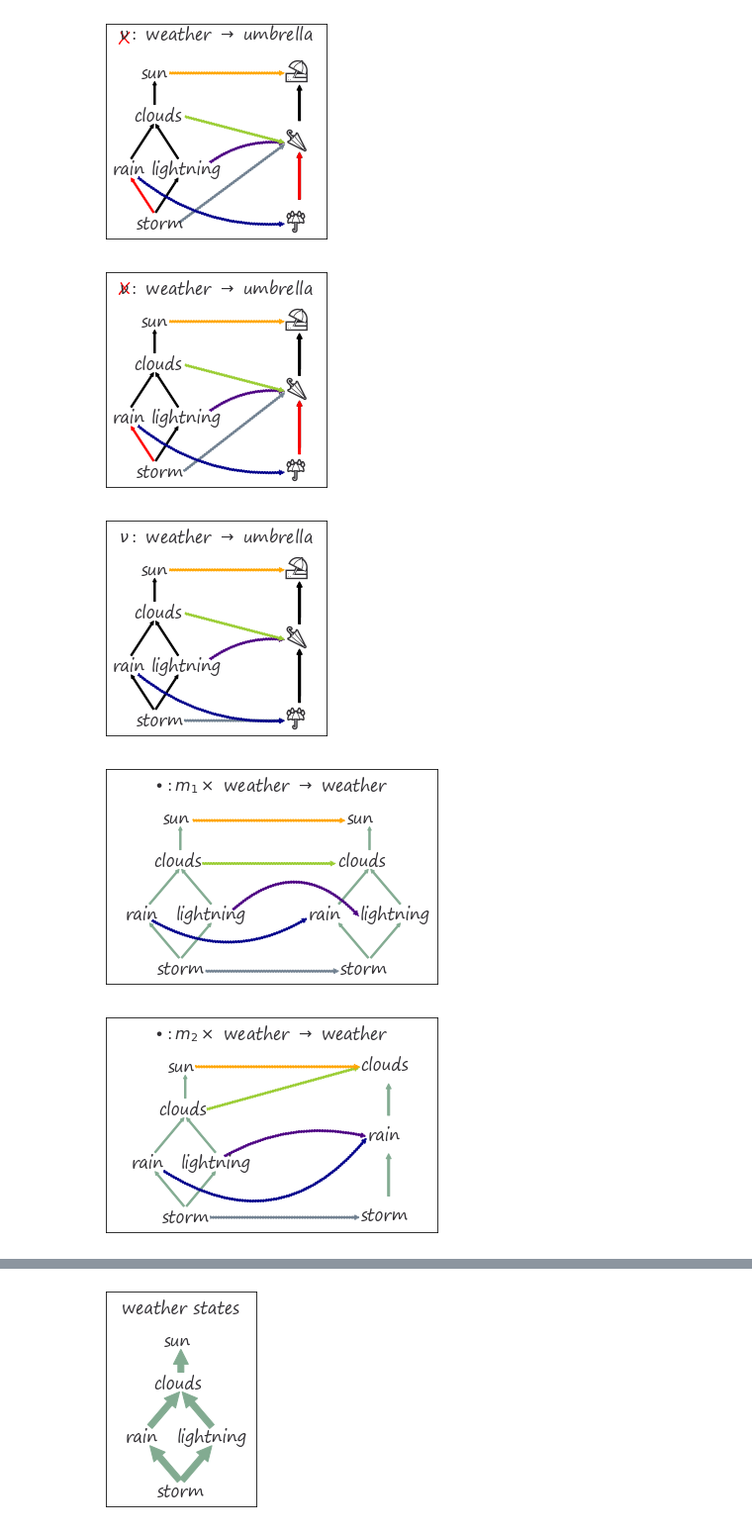
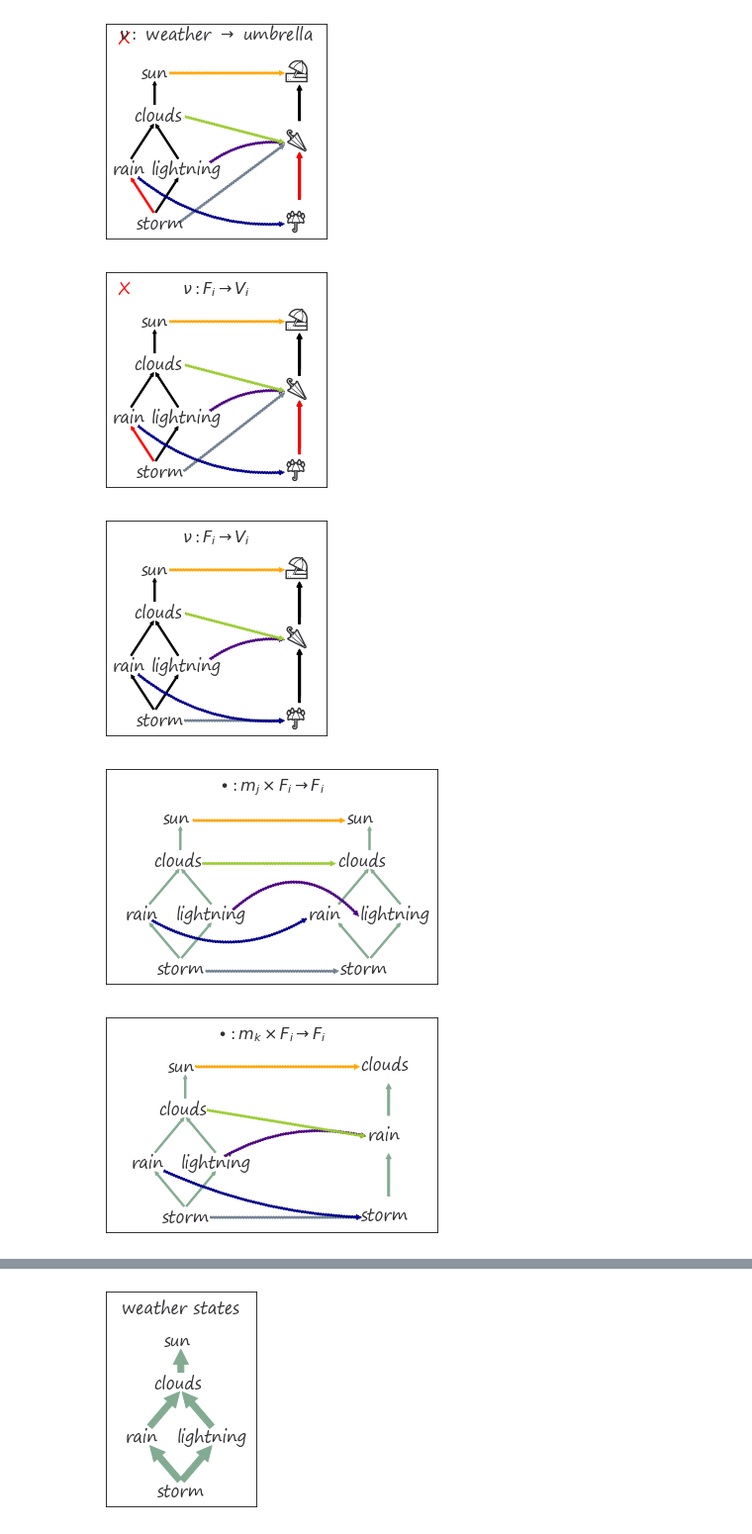
Before and after one commit to story645/proposal, a Jupyter notebook: figures/monoid_weather.ipynb, the cells around one changed output, grey strips where cells are left out. Shown at 99% size. Cells and saved outputs as stored; diff of their text form; code cells hidden in the pictures.

```diff
--- a/figures/monoid_weather.ipynb
+++ b/figures/monoid_weather.ipynb
@@ -664,7 +664,7 @@ for name in ['invalid']:
 
 labelsize=16
 
-axd['invalid'].set_title(r"$\nu:$ weather $\rightarrow$ umbrella", fontsize=labelsize, y=.87 )
+axd['invalid'].set_title(r"$\nu: F_i \rightarrow V_i$", fontsize=labelsize, y=.87 )
 
 axd['invalid'].set(xlim=(0,1.35), ylim=(0,1), xticks=[], yticks=[], facecolor='white')
 axd['invalid'].text(.075, .87, "X", color='red', fontsize=labelsize, va='bottom',
@@ -673,7 +673,7 @@ fontsize=16
 for ppath in [slide_path, paper_path, proposal_path]:
     fig.savefig(ppath/"partial_invalid.png", bbox_inches='tight', facecolor='white' )
 # %% [output]
-[figure, old version]
+[figure, new version]
 # %%
 fontsize=16
 
@@ -746,7 +746,7 @@ for name in ['fixed']:
 
 labelsize=16
 
-axd['fixed'].set_title(r"$\nu:$ weather $\rightarrow$ umbrella", fontsize=labelsize, y=.87 )
+axd['fixed'].set_title(r"$\nu: F_i \rightarrow V_i$", fontsize=labelsize, y=.87 )
 
 axd['fixed'].set(xlim=(0,1.35), ylim=(0,1), xticks=[], yticks=[], facecolor='white')
 
@@ -755,7 +755,7 @@ fig.savefig(slide_path/"partial_fixed.png", bbox_inches='tight', facecolor='whit
 fig.savefig(paper_path/"partial_fixed.png", bbox_inches='tight', facecolor='white' )
 fig.savefig(proposal_path/"partial_fixed.png", bbox_inches='tight', facecolor='white' )
 # %% [output]
-[figure, old version]
+[figure, new version]
 # %%
 fontsize=16
 
@@ -824,14 +824,14 @@ for (source, target) in zip(pos_words,pos_words):
 
 
 labelsize=16
-axd['total'].set_title(r"$\bullet: m_1 \times$ weather $\rightarrow$ weather", fontsize=labelsize, y=.87)
+axd['total'].set_title(r"$\bullet: m_j \times F_i \rightarrow F_i$", fontsize=labelsize, y=.87)
 
 axd['total'].set(xlim=(-0.05,1.5), ylim=(0,1), xticks=[], yticks=[], facecolor='white')
 
 fontsize=16
 fig.savefig(proposal_path/"monoid_total.png", bbox_inches='tight', facecolor='white')
 # %% [output]
-[figure, old version]
+[figure, new version]
 # %%
 fontsize=16
 
@@ -876,44 +876,47 @@ typad = .1
 make_graph(axd['partial'], [], [[(cg-xpad,bg+bypad), (cg-xpad, mmg-typad)],
                                 [(cg-xpad, mmg+bypad), (cg-xpad, tg-typad)]], fcolor='#82AB91')
 pos_vis = {'none':(cg, tg), 'half': (cg, mmg), 'full':(cg, bg)}
-#['⚪', '🌑',  '⚫']
+
+umbrella_pos = {'⛱️':(cg, tg), '🌂':(cg,mmg), '☔':(cg, bg)}
 for u, sym in zip(pos_vis,['clouds', 'rain', 'storm' ]):
     x, y = pos_vis[u]
     axd['partial'].text(x-.1,y-.025, sym, fontsize=labelsize, ha='center', va='center')
-for (source,_, target,_) in nu:
+for (source,_, _,target) in nu:
     connectionstyle=None
     sxo, syo = pos_words[source]
     sx, sy = sxo+.12, syo+.02
-    txo, tyo = pos_vis[target]
+    txo, tyo = umbrella_pos[target]
     tx, ty = txo-.21, tyo-.03
     if source=='clouds':
         sx = sxo+.22
+        tx = txo-.18
     elif source == 'rain':
         sx = sxo+.15
         sy = syo - .01
-        tx = txo-.18
-        connectionstyle="arc3,rad=.45"
+        tx = txo-.20
+        connectionstyle="arc3,rad=.1"
     elif source == 'lightning':
         sx = sxo + .2
         sy = syo+.05
         tx = txo-.18
         connectionstyle="arc3,rad=-.2"
     elif source== 'storm':
         sx = sxo+.22
-
+        txo, tyo = umbrella_pos['☔']
+        tx, ty = txo-.2, tyo-.03
     a =  mpatches.FancyArrowPatch((sx, sy), (tx, ty), transform=axd['partial'].transData,
                                       connectionstyle=connectionstyle,
                                         mutation_scale=10, linestyle=':', color=nu_color[source])
     axd['partial'].add_patch(a)
 
 
 labelsize=16
-axd['partial'].set_title(r"$\bullet:  m_2 \times$ weather $\rightarrow$ weather", fontsize=labelsize, y=.87)
+axd['partial'].set_title(r"$\bullet:  m_k \times F_i \rightarrow F_i$", fontsize=labelsize, y=.87)
 
 axd['partial'].set(xlim=(-.08,1.5), ylim=(0,1), xticks=[], yticks=[], facecolor='white')
 
 fontsize=16
 
 fig.savefig(proposal_path/"monoid_partial.png", bbox_inches='tight', facecolor='white')
 # %% [output]
-[figure, old version]
+[figure, new version]
```
Also changed, not shown: parts of 2 cells of this notebook, 3 other files.
